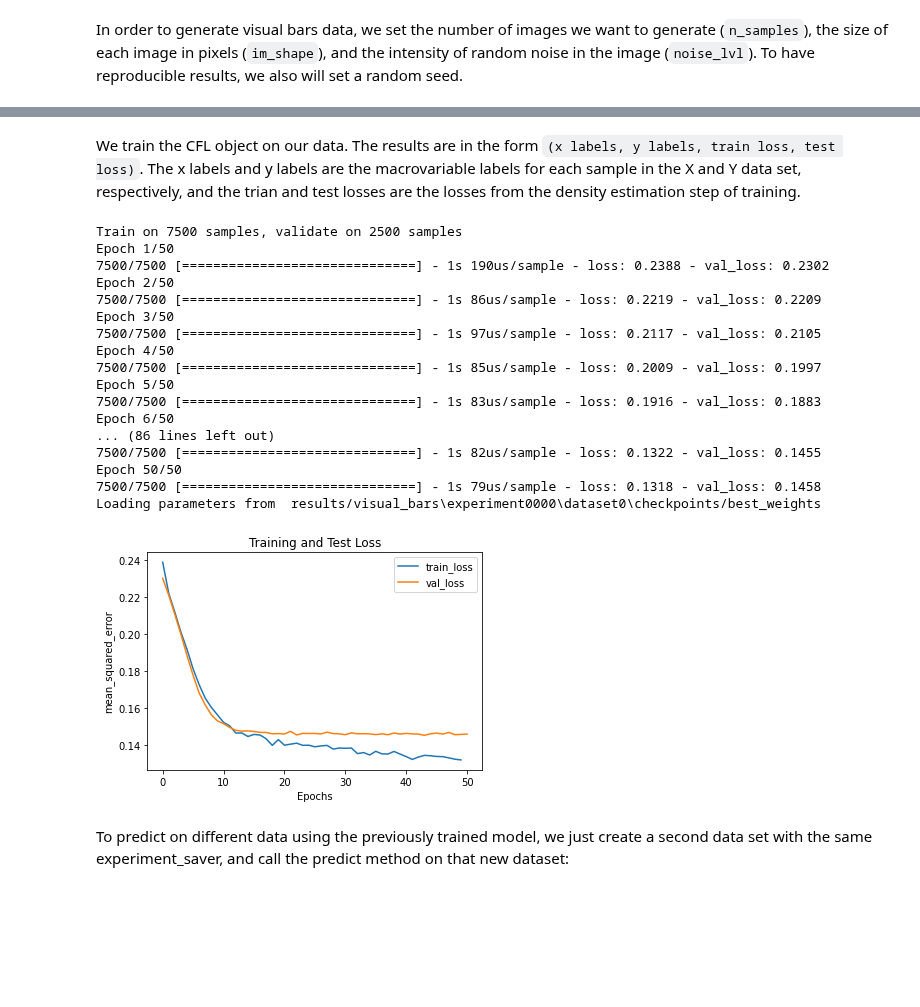
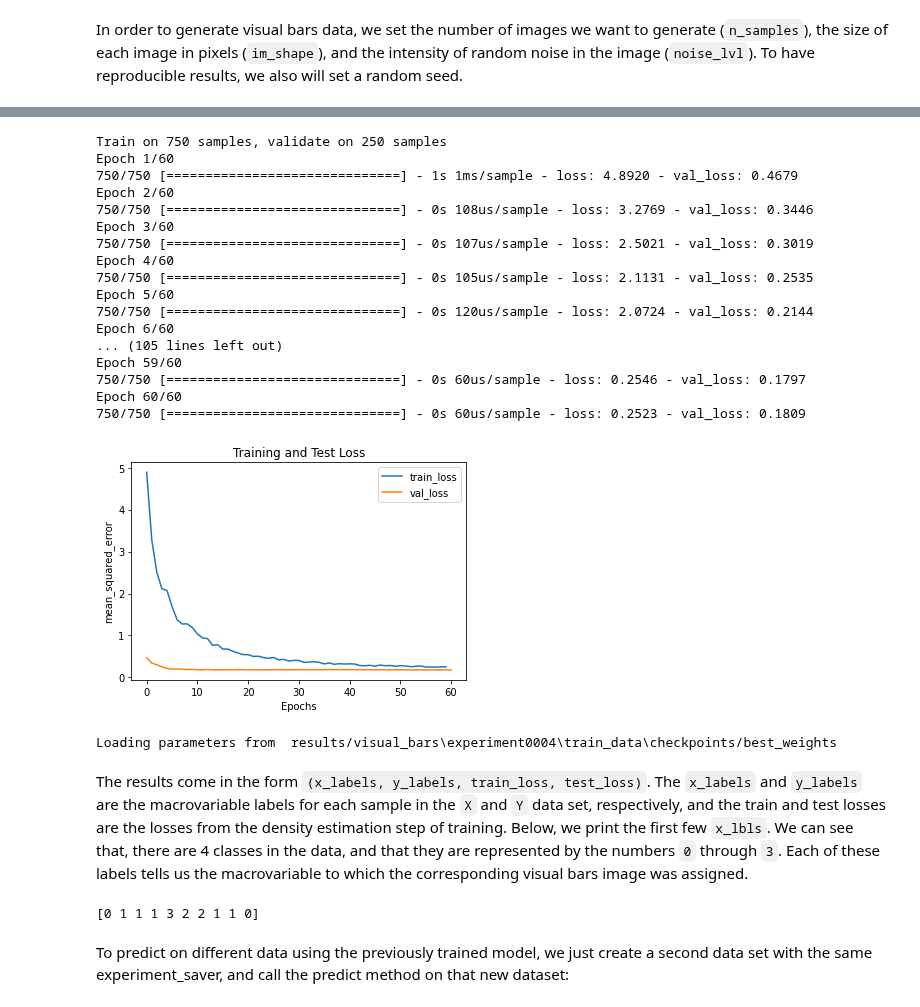
Before and after one commit to eberharf/cfl, a Jupyter notebook: examples/quick_start_guide.ipynb, the cells around one changed output, grey strips where cells are left out. Drawn from its saved outputs; the diff is of its cells as text; code cells hidden in the pictures; blank space fills up the shorter version.

```diff
--- a/examples/quick_start_guide.ipynb
+++ b/examples/quick_start_guide.ipynb
@@ -150,5 +162,5 @@ We will also pass the X and Y data into a Dataset object. Then, every time we pa
 experiment_saver = ExperimentSaver('results/visual_bars')
 
 # construct dataset. this will save all dataset-specific results to 'results/visual_bars/experiment000x/dataset0'
-dataset0 = Dataset(X, Y, dataset_label='dataset0', experiment_saver=experiment_saver)
+train_dataset = Dataset(X, Y, dataset_label='train_data', experiment_saver=experiment_saver)
 # %% [output]
@@ -175,18 +186,14 @@ data_info = { 'X_dims' : X.shape,
               'Y_dims' : Y.shape }
 
 # conditional density estimator parameters
-CDE_params = { 'batch_size'  : 32,
+CDE_params = { 'batch_size'  : 32,  #these first four parameters control the training
                'optimizer'   : 'adam',
-               'n_epochs'    : 50,
-               'verbose'     : 1,
-               'opt_config'  : {'lr': 1e-4},
-               'dense_units' : [50, 50, data_info['Y_dims'][1]],
-               'activations' : ['relu', 'relu', 'sigmoid'],
-               'dropouts'    : [0.2, 0.2, 0],
-               'show_plot'   : False }
-
+               'n_epochs'    : 60,
+               'opt_config'  : {'lr': 1e-3},
+               'verbose'     : 1,  #these last two parameters control what output is displayed
+               'show_plot'   : True }
 
 # clusterer parameters
 cluster_params = { 'n_Xclusters' : 4,
-                   'n_Yclusters' : 4 }
+                   'n_Yclusters' : 2 }
 # %% [markdown]
@@ -194,7 +201,7 @@ Then we make the cfl object with the `make_CFL` function! This function allows y
 # %%
 # build CFL object!
 cfl_object = make_CFL(  data_info=data_info,
-                        CDE_type='CondExpMod',
+                        CDE_type='CondExpVB',
                         cluster_type='Kmeans',
                         CDE_params=CDE_params,
                         cluster_params=cluster_params,
@@ -206,28 +220,32 @@ model_name not specified in params, defaulting to CondExpMod
+# %%
+train_results = cfl_object.train(train_dataset, standardize=False)
+# %% [output]
+Train on 750 samples, validate on 250 samples
+Epoch 1/60
+750/750 [==============================] - 1s 1ms/sample - loss: 4.8920 - val_loss: 0.4679
+Epoch 2/60
+750/750 [==============================] - 0s 108us/sample - loss: 3.2769 - val_loss: 0.3446
+Epoch 3/60
+750/750 [==============================] - 0s 107us/sample - loss: 2.5021 - val_loss: 0.3019
+Epoch 4/60
+750/750 [==============================] - 0s 105us/sample - loss: 2.1131 - val_loss: 0.2535
+Epoch 5/60
+750/750 [==============================] - 0s 120us/sample - loss: 2.0724 - val_loss: 0.2144
+Epoch 6/60
+... (105 lines left out)
+Epoch 59/60
+750/750 [==============================] - 0s 60us/sample - loss: 0.2546 - val_loss: 0.1797
+Epoch 60/60
+750/750 [==============================] - 0s 60us/sample - loss: 0.2523 - val_loss: 0.1809
+[figure, added]
+Loading parameters from  results/visual_bars\experiment0004\train_data\checkpoints/best_weights
 # %% [markdown]
-We train the CFL object on our data.
-The results are in the form `(x labels, y labels, train loss, test loss)`.
-The x labels and y labels are the macrovariable labels for each sample in the X and Y data set, respectively,
-and the trian and test losses are the losses from the density estimation step of training.
+The results come in the form `(x_labels, y_labels, train_loss, test_loss)`.
+The `x_labels` and `y_labels` are the macrovariable labels for each sample in the `X` and `Y` data set, respectively,
+and the train and test losses are the losses from the density estimation step of training. Below, we print the first few `x_lbls`. We can see that, there are 4 classes in the data, and that they are represented by the numbers `0` through `3`. Each of these labels tells us the macrovariable to which the corresponding visual bars image was assigned.
-# %%
-train_results = cfl_object.train(dataset0, standardize=False)
-# %% [output]
-Train on 7500 samples, validate on 2500 samples
-Epoch 1/50
-7500/7500 [==============================] - 1s 190us/sample - loss: 0.2388 - val_loss: 0.2302
-Epoch 2/50
-7500/7500 [==============================] - 1s 86us/sample - loss: 0.2219 - val_loss: 0.2209
-Epoch 3/50
-7500/7500 [==============================] - 1s 97us/sample - loss: 0.2117 - val_loss: 0.2105
-Epoch 4/50
-7500/7500 [==============================] - 1s 85us/sample - loss: 0.2009 - val_loss: 0.1997
-Epoch 5/50
-7500/7500 [==============================] - 1s 83us/sample - loss: 0.1916 - val_loss: 0.1883
-Epoch 6/50
-... (86 lines left out)
-7500/7500 [==============================] - 1s 82us/sample - loss: 0.1322 - val_loss: 0.1455
-Epoch 50/50
-7500/7500 [==============================] - 1s 79us/sample - loss: 0.1318 - val_loss: 0.1458
-Loading parameters from  results/visual_bars\experiment0000\dataset0\checkpoints/best_weights
-[figure, removed]
+# %%
+print(train_results[0][:20])
+# %% [output]
+[0 1 1 1 3 2 2 1 1 0]
 # %% [markdown]
 To predict on different data using the previously trained model, we just create a second data set with the same experiment_saver, and call the predict method on that new dataset:
```
Also changed, not shown: parts of 34 cells of this notebook, 12 other files.
